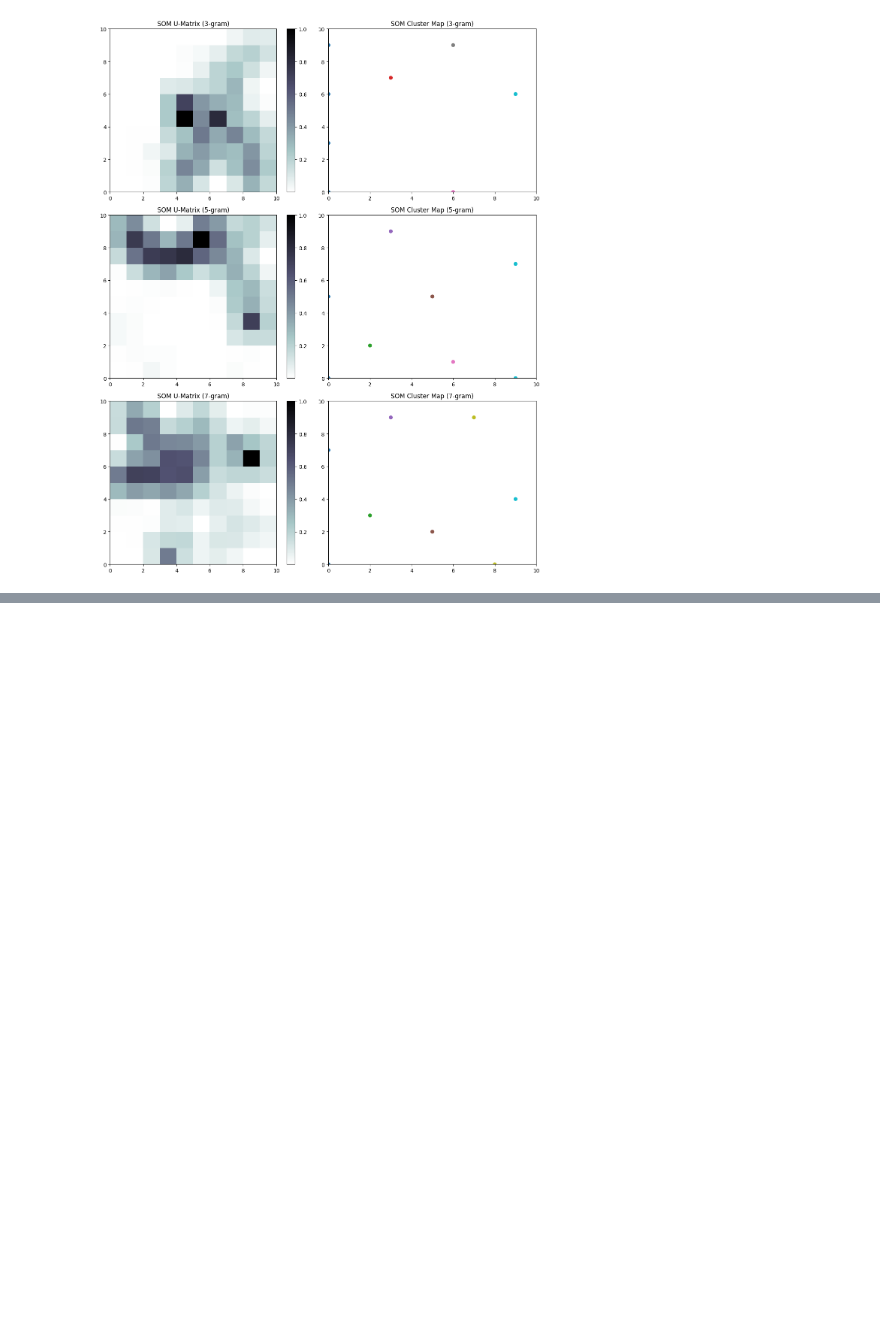
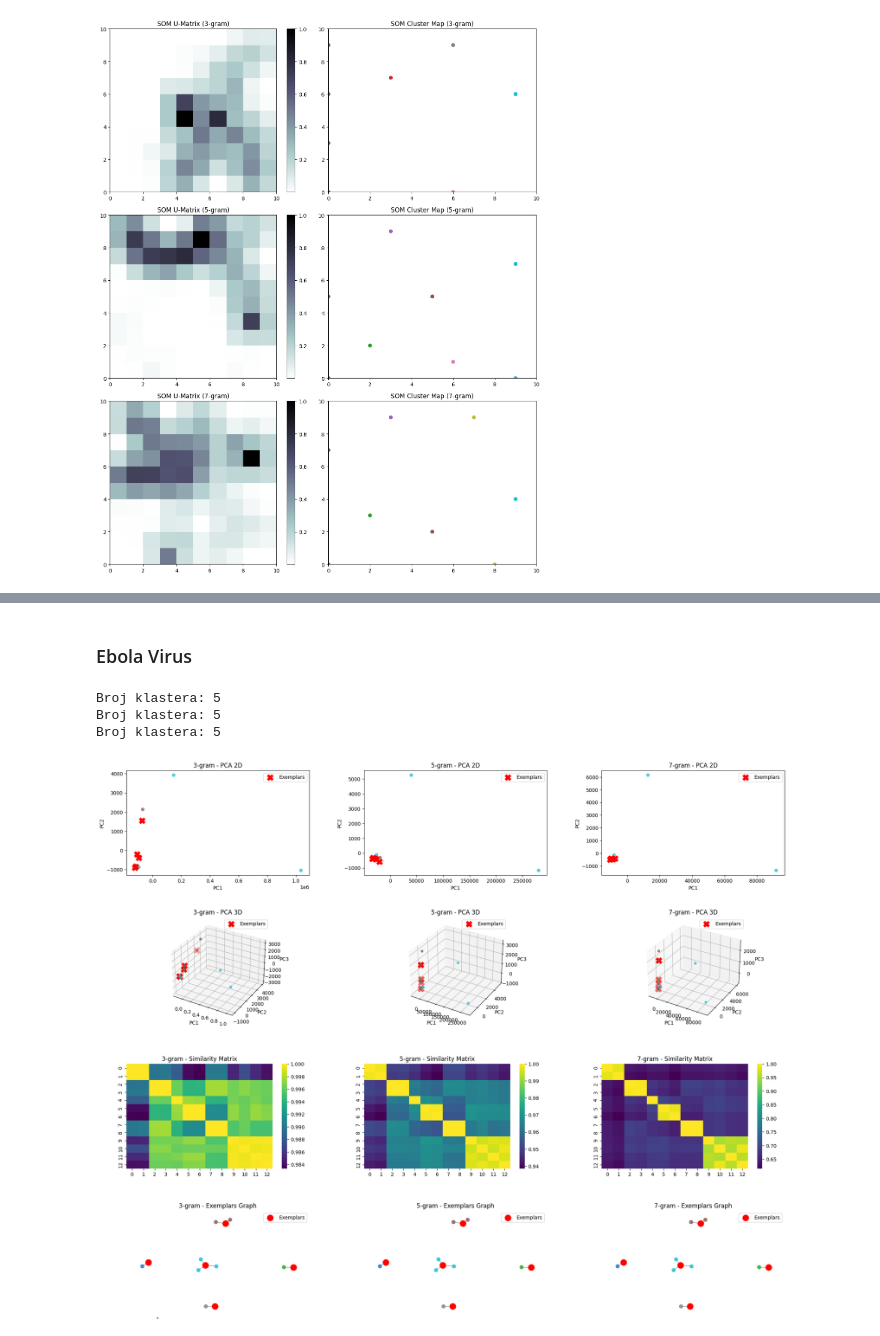
Before and after one commit to ivamilutinovic/data-mining-project, a Jupyter notebook: clustering/Nucleotide.ipynb, the cells around one changed output, grey strips where cells are left out. Cells and saved outputs as stored; diff of their text form; code cells hidden in the pictures; blank space fills up the shorter version.

Commit message:
Implemented Affinity Propagation for nucleotide

```diff
--- a/clustering/Nucleotide.ipynb
+++ b/clustering/Nucleotide.ipynb
@@ -459,0 +472,9 @@ som(datasets, som_x=10, som_y=10, iterations=2000)
+# %%
+def affinity_propagation_analysis(data):
+    similarity = cosine_similarity(data)
+    ap = AffinityPropagation(affinity='precomputed', random_state=42)
+    ap.fit(similarity)
+    labels = ap.labels_
+    exemplars = ap.cluster_centers_indices_
+    print(f"Broj klastera: {len(exemplars)}")
+    return labels, exemplars, similarity
@@ -459,0 +539,23 @@ som(datasets, som_x=10, som_y=10, iterations=2000)
+# %% [markdown]
+### Ebola Virus
+# %%
+# Load and preprocess datasets
+df3 = pd.read_csv("../csv_data/3gram_matrix_nucleotide_ebola.csv")
+df3 = df3.drop(df3.columns[0], axis=1)
+df5 = pd.read_csv("../csv_data/5gram_matrix_nucleotide_ebola.csv")
+df5 = df5.drop(df5.columns[0], axis=1)
+df7 = pd.read_csv("../csv_data/7gram_matrix_nucleotide_ebola.csv")
+df7 = df7.drop(df7.columns[0], axis=1)
+
+datasets = {
+    "3-gram": df3,
+    "5-gram": df5,
+    "7-gram": df7
+}
+# %%
+plot_all_in_subplots(datasets)
+# %% [output]
+Broj klastera: 5
+Broj klastera: 5
+Broj klastera: 5
+[figure, added]
```
Also changed, not shown: parts of 11 cells of this notebook.
